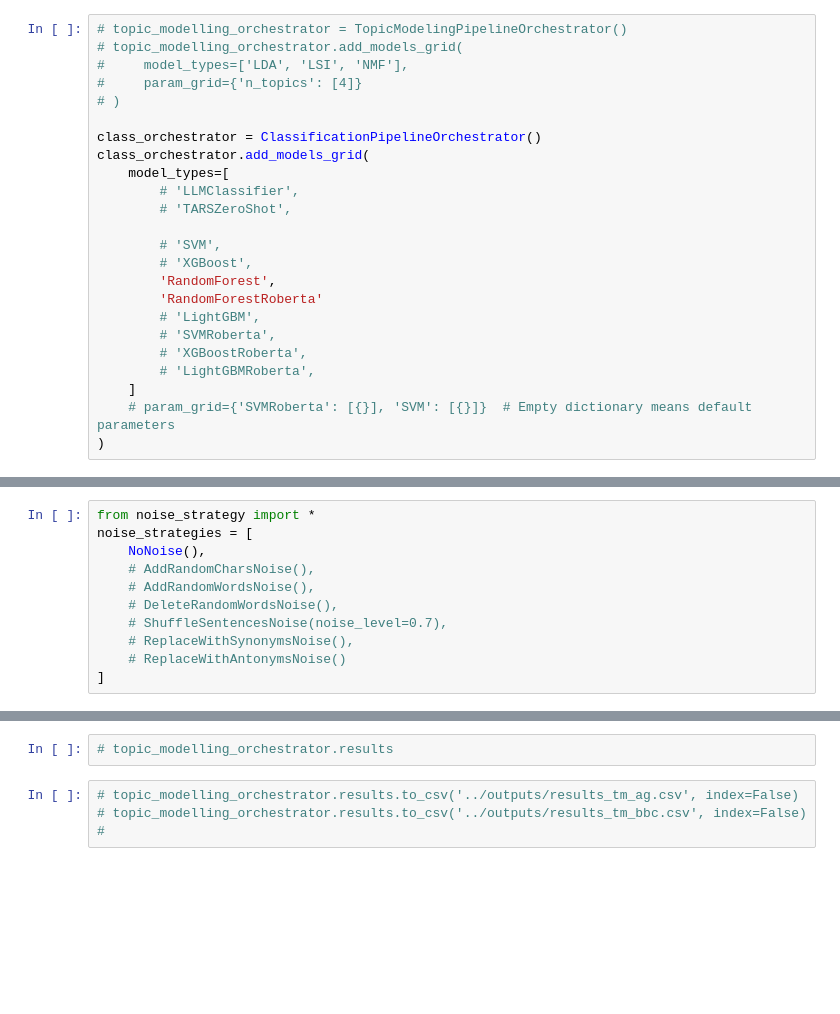
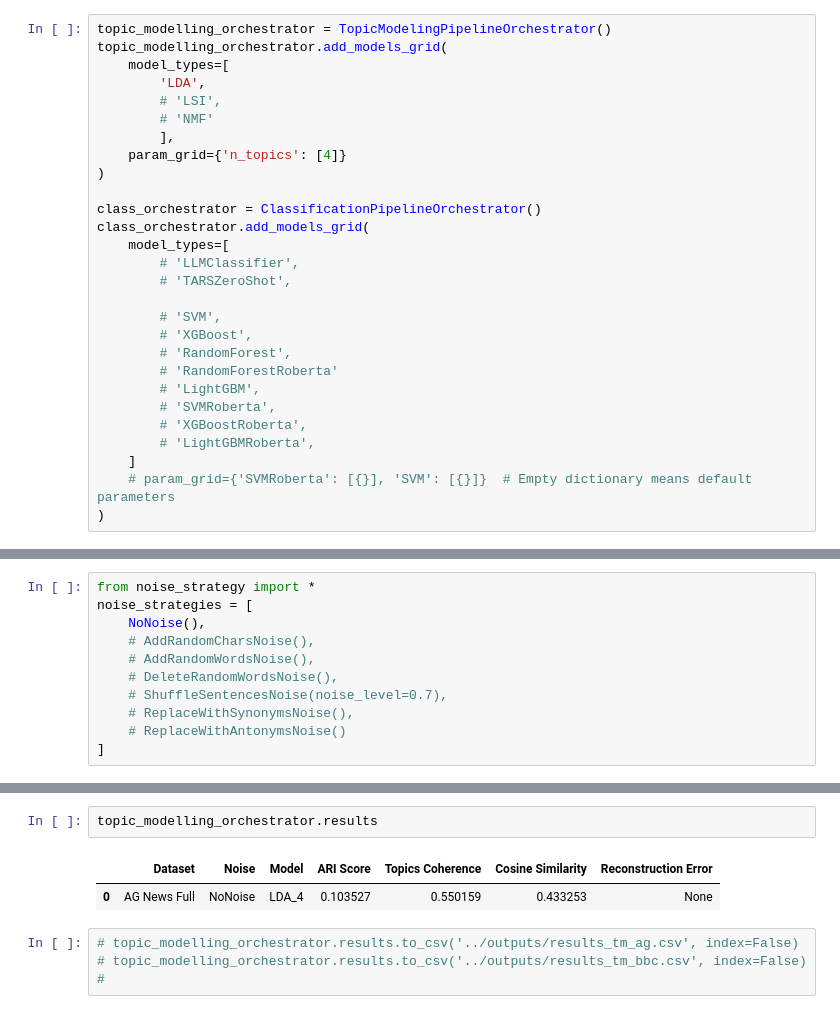
Before and after one commit to salveendutt/Textual_Clustering, a Jupyter notebook: src/pipeline.ipynb, the cells around one changed output, grey strips where cells are left out. Saved outputs shown, nothing was run; the diff lists cells and outputs as text; blank space fills up the shorter version.

```diff
--- a/src/pipeline.ipynb
+++ b/src/pipeline.ipynb
@@ -141,10 +141,14 @@ datasets_train = {
 }
 # %%
-# topic_modelling_orchestrator = TopicModelingPipelineOrchestrator()
-# topic_modelling_orchestrator.add_models_grid(
-#     model_types=['LDA', 'LSI', 'NMF'],
-#     param_grid={'n_topics': [4]}
-# )
+topic_modelling_orchestrator = TopicModelingPipelineOrchestrator()
+topic_modelling_orchestrator.add_models_grid(
+    model_types=[
+        'LDA',
+        # 'LSI',
+        # 'NMF'
+        ],
+    param_grid={'n_topics': [4]}
+)
 
 class_orchestrator = ClassificationPipelineOrchestrator()
 class_orchestrator.add_models_grid(
@@ -154,8 +158,8 @@ class_orchestrator.add_models_grid(
 
         # 'SVM',
         # 'XGBoost',
-        'RandomForest',
-        'RandomForestRoberta'
+        # 'RandomForest',
+        # 'RandomForestRoberta'
         # 'LightGBM',
         # 'SVMRoberta',
         # 'XGBoostRoberta',
@@ -188,5 +194,8 @@ class_orchestrator.evaluate_with_training(datasets_train, datasets_test, noise_s
-# %%
-# topic_modelling_orchestrator.results
+# %%
+topic_modelling_orchestrator.results
+# %% [output]
+|  | Dataset | Noise | Model | ARI Score | Topics Coherence | Cosine Similarity | Reconstruction Error |
+| 0 | AG News Full | NoNoise | LDA_4 | 0.103527 | 0.550159 | 0.433253 | None |
 # %%
 # topic_modelling_orchestrator.results.to_csv('../outputs/results_tm_ag.csv', index=False)
 # topic_modelling_orchestrator.results.to_csv('../outputs/results_tm_bbc.csv', index=False)
```
Also changed, not shown: parts of 6 cells of this notebook, 1 other file.
